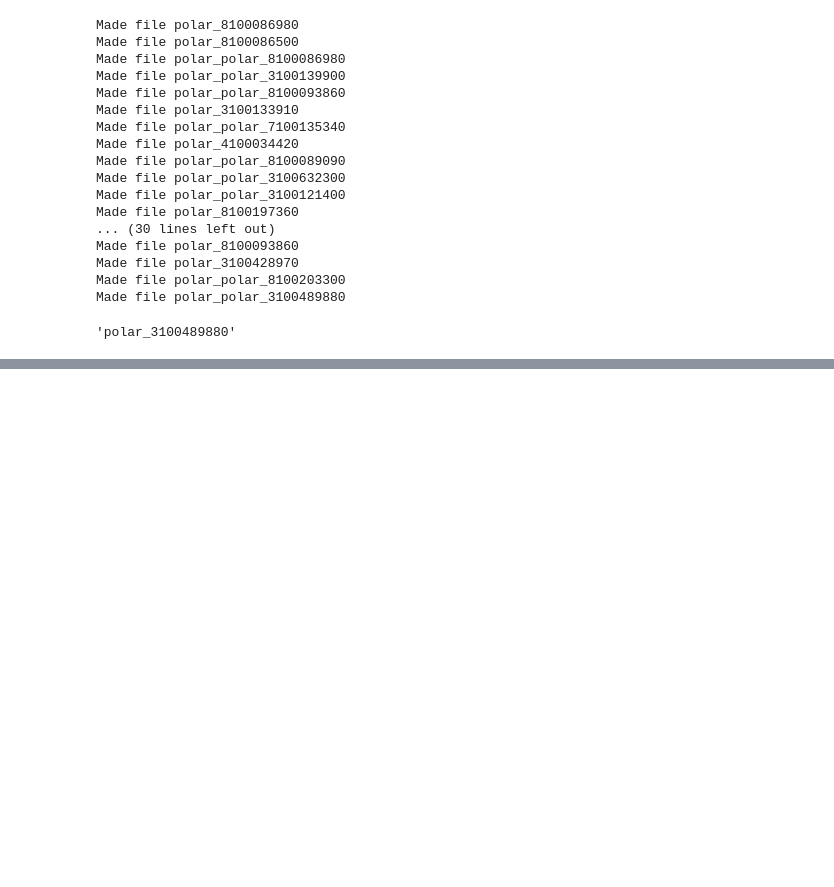
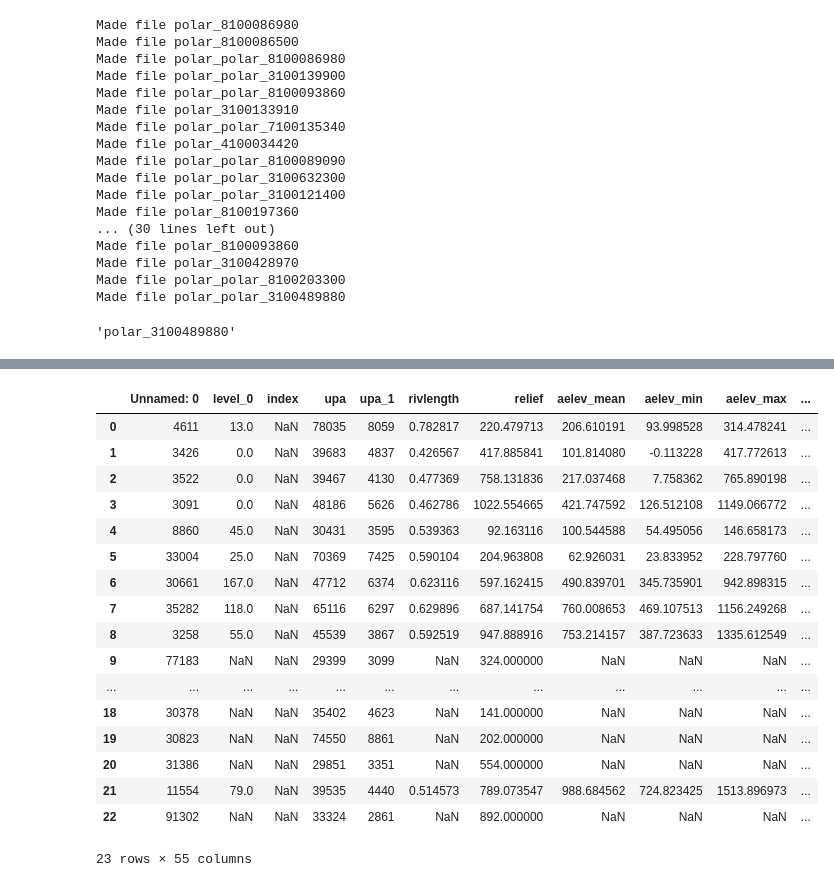
Before and after one commit to jmdelvecchio/PyCoGSS, a Jupyter notebook: labeled_sheds/crs_check.ipynb, the cells around one changed output, grey strips where cells are left out. Cells and saved outputs as stored; diff of their text form; code cells hidden in the pictures; blank space fills up the shorter version.

```diff
--- a/labeled_sheds/crs_check.ipynb
+++ b/labeled_sheds/crs_check.ipynb
@@ -50,0 +85,24 @@ shp.stem
+# %%
+df.HYBAS_ID = df.HYBAS_ID.astype(int)
+data.HYBAS_ID = data.HYBAS_ID.astype(int)
+df_data = pd.merge(df, data, on="HYBAS_ID")
+df_data
+# %% [output]
+|  | Unnamed: 0 | level_0 | index | upa | upa_1 | rivlength | relief | aelev_mean | aelev_min | aelev_max | ... |
+| 0 | 4611 | 13.0 | NaN | 78035 | 8059 | 0.782817 | 220.479713 | 206.610191 | 93.998528 | 314.478241 | ... |
+| 1 | 3426 | 0.0 | NaN | 39683 | 4837 | 0.426567 | 417.885841 | 101.814080 | -0.113228 | 417.772613 | ... |
+| 2 | 3522 | 0.0 | NaN | 39467 | 4130 | 0.477369 | 758.131836 | 217.037468 | 7.758362 | 765.890198 | ... |
+| 3 | 3091 | 0.0 | NaN | 48186 | 5626 | 0.462786 | 1022.554665 | 421.747592 | 126.512108 | 1149.066772 | ... |
+| 4 | 8860 | 45.0 | NaN | 30431 | 3595 | 0.539363 | 92.163116 | 100.544588 | 54.495056 | 146.658173 | ... |
+| 5 | 33004 | 25.0 | NaN | 70369 | 7425 | 0.590104 | 204.963808 | 62.926031 | 23.833952 | 228.797760 | ... |
+| 6 | 30661 | 167.0 | NaN | 47712 | 6374 | 0.623116 | 597.162415 | 490.839701 | 345.735901 | 942.898315 | ... |
+| 7 | 35282 | 118.0 | NaN | 65116 | 6297 | 0.629896 | 687.141754 | 760.008653 | 469.107513 | 1156.249268 | ... |
+| 8 | 3258 | 55.0 | NaN | 45539 | 3867 | 0.592519 | 947.888916 | 753.214157 | 387.723633 | 1335.612549 | ... |
+| 9 | 77183 | NaN | NaN | 29399 | 3099 | NaN | 324.000000 | NaN | NaN | NaN | ... |
+| ... | ... | ... | ... | ... | ... | ... | ... | ... | ... | ... | ... |
+| 18 | 30378 | NaN | NaN | 35402 | 4623 | NaN | 141.000000 | NaN | NaN | NaN | ... |
+| 19 | 30823 | NaN | NaN | 74550 | 8861 | NaN | 202.000000 | NaN | NaN | NaN | ... |
+| 20 | 31386 | NaN | NaN | 29851 | 3351 | NaN | 554.000000 | NaN | NaN | NaN | ... |
+| 21 | 11554 | 79.0 | NaN | 39535 | 4440 | 0.514573 | 789.073547 | 988.684562 | 724.823425 | 1513.896973 | ... |
+| 22 | 91302 | NaN | NaN | 33324 | 2861 | NaN | 892.000000 | NaN | NaN | NaN | ... |
+23 rows × 55 columns
```
Also changed, not shown: parts of 19 cells of this notebook, 24 other files.
